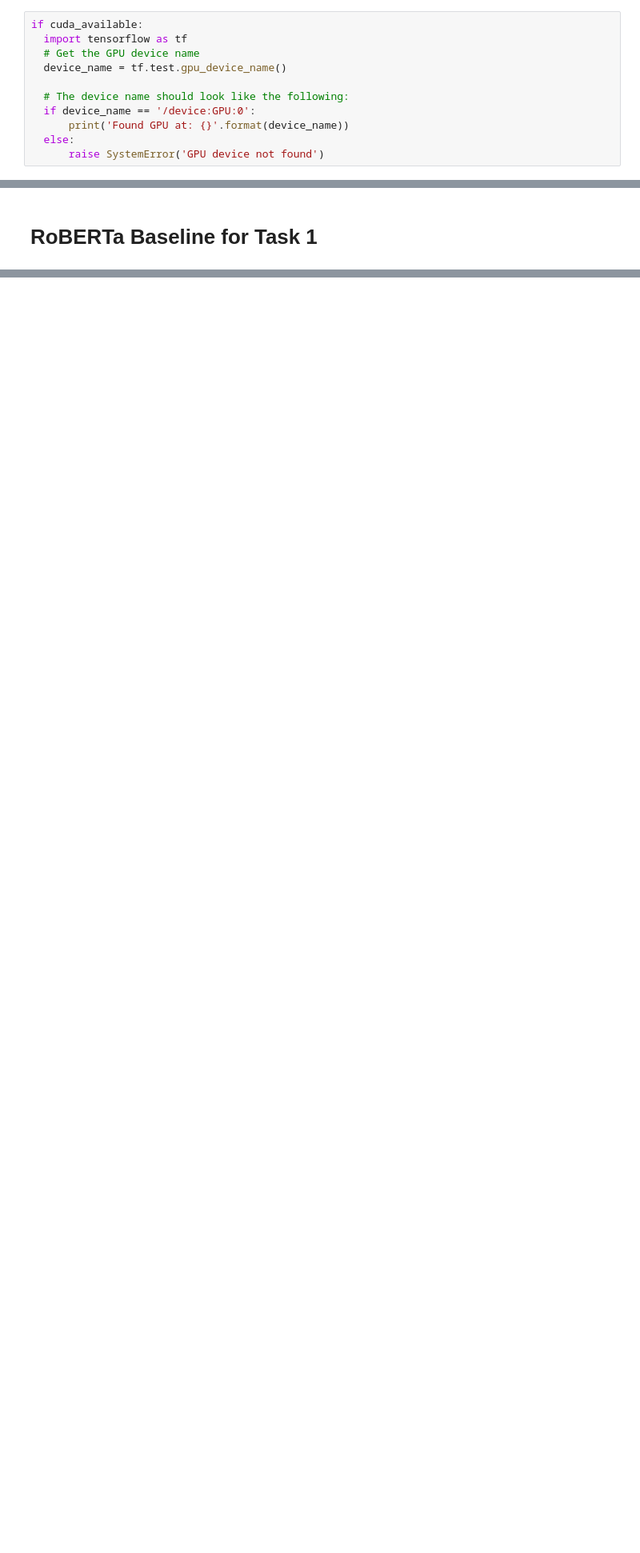
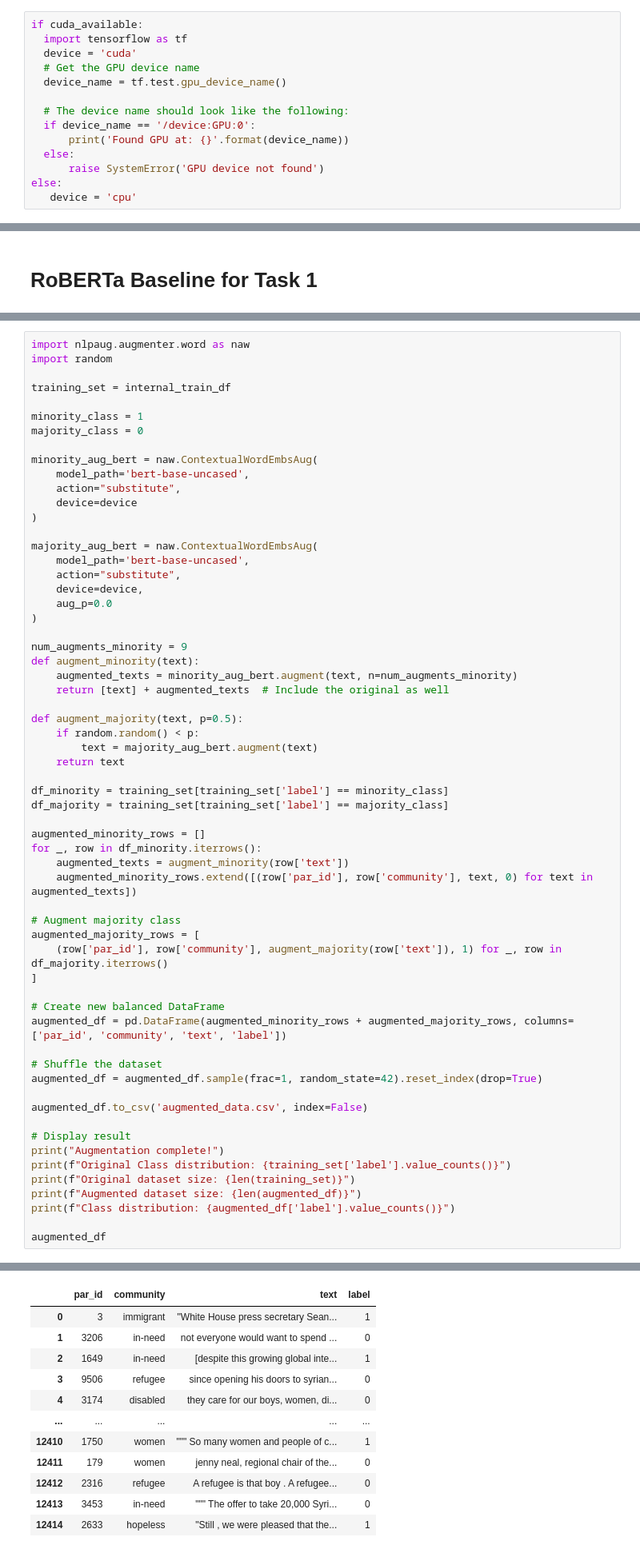
Before and after one commit to D0m-inic/NLP_CW, a Jupyter notebook: NLP_CW.ipynb, the cells around one changed output, grey strips where cells are left out. Shown at 80% size. Saved outputs shown, nothing was run; the diff lists cells and outputs as text; blank space fills up the shorter version.

Commit message:
Data augmentation

```diff
--- a/NLP_CW.ipynb
+++ b/NLP_CW.ipynb
@@ -53,6 +88,7 @@ Cuda available? False
 # %%
 if cuda_available:
   import tensorflow as tf
+  device = 'cuda'
   # Get the GPU device name
   device_name = tf.test.gpu_device_name()
 
@@ -61,3 +97,5 @@ if cuda_available:
       print('Found GPU at: {}'.format(device_name))
   else:
       raise SystemError('GPU device not found')
+else:
+   device = 'cpu'
@@ -510,0 +549,62 @@ training_set1
+# %%
+import nlpaug.augmenter.word as naw
+import random
+
+training_set = internal_train_df
+
+minority_class = 1
+majority_class = 0
+
+minority_aug_bert = naw.ContextualWordEmbsAug(
+    model_path='bert-base-uncased',
+    action="substitute",
+    device=device
+)
+
+majority_aug_bert = naw.ContextualWordEmbsAug(
+    model_path='bert-base-uncased',
+    action="substitute",
+    device=device,
+    aug_p=0.0
+)
+
+num_augments_minority = 9
+def augment_minority(text):
+    augmented_texts = minority_aug_bert.augment(text, n=num_augments_minority)
+    return [text] + augmented_texts  # Include the original as well
+
+def augment_majority(text, p=0.5):
+    if random.random() < p:
+        text = majority_aug_bert.augment(text)
+    return text
+
+df_minority = training_set[training_set['label'] == minority_class]
+df_majority = training_set[training_set['label'] == majority_class]
+
+augmented_minority_rows = []
+for _, row in df_minority.iterrows():
+    augmented_texts = augment_minority(row['text'])
+    augmented_minority_rows.extend([(row['par_id'], row['community'], text, 0) for text in augmented_texts])
+
+# Augment majority class
+augmented_majority_rows = [
+    (row['par_id'], row['community'], augment_majority(row['text']), 1) for _, row in df_majority.iterrows()
+]
+
+# Create new balanced DataFrame
+augmented_df = pd.DataFrame(augmented_minority_rows + augmented_majority_rows, columns=['par_id', 'community', 'text', 'label'])
+
+# Shuffle the dataset
+augmented_df = augmented_df.sample(frac=1, random_state=42).reset_index(drop=True)
+
+augmented_df.to_csv('augmented_data.csv', index=False)
+
+# Display result
+print("Augmentation complete!")
+print(f"Original Class distribution: {training_set['label'].value_counts()}")
+print(f"Original dataset size: {len(training_set)}")
+print(f"Augmented dataset size: {len(augmented_df)}")
+print(f"Class distribution: {augmented_df['label'].value_counts()}")
+
+augmented_df
+# %% [output]
@@ -510,0 +622,12 @@ training_set1
+|  | par_id | community | text | label |
+| 0 | 3 | immigrant | "White House press secretary Sean... | 1 |
+| 1 | 3206 | in-need | not everyone would want to spend ... | 0 |
+| 2 | 1649 | in-need | [despite this growing global inte... | 1 |
+| 3 | 9506 | refugee | since opening his doors to syrian... | 0 |
+| 4 | 3174 | disabled | they care for our boys, women, di... | 0 |
+| ... | ... | ... | ... | ... |
+| 12410 | 1750 | women | """ So many women and people of c... | 1 |
+| 12411 | 179 | women | jenny neal, regional chair of the... | 0 |
+| 12412 | 2316 | refugee | A refugee is that boy . A refugee... | 0 |
+| 12413 | 3453 | in-need | """ The offer to take 20,000 Syri... | 0 |
+| 12414 | 2633 | hopeless | "Still , we were pleased that the... | 1 |
```
Also changed, not shown: parts of 23 cells of this notebook, 1 other file.
